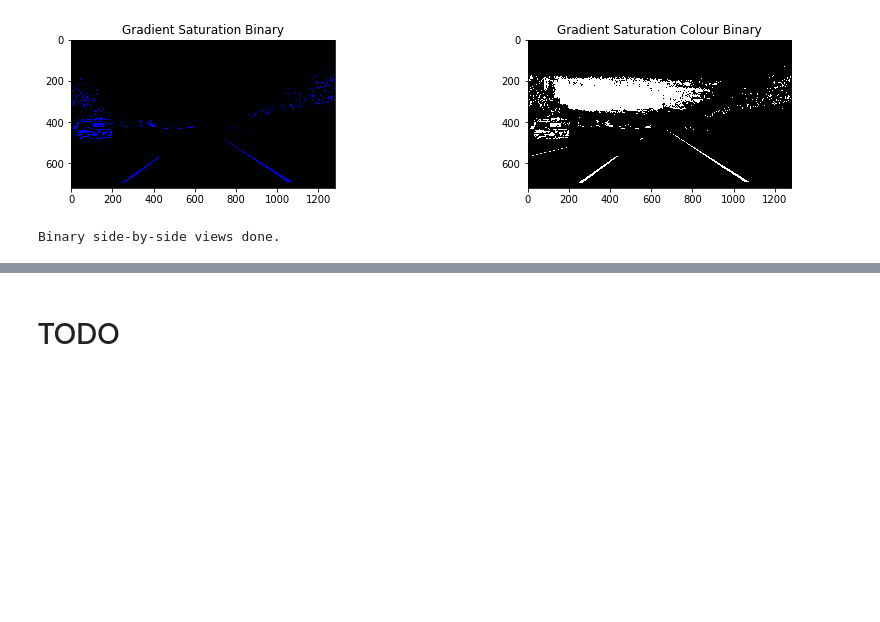
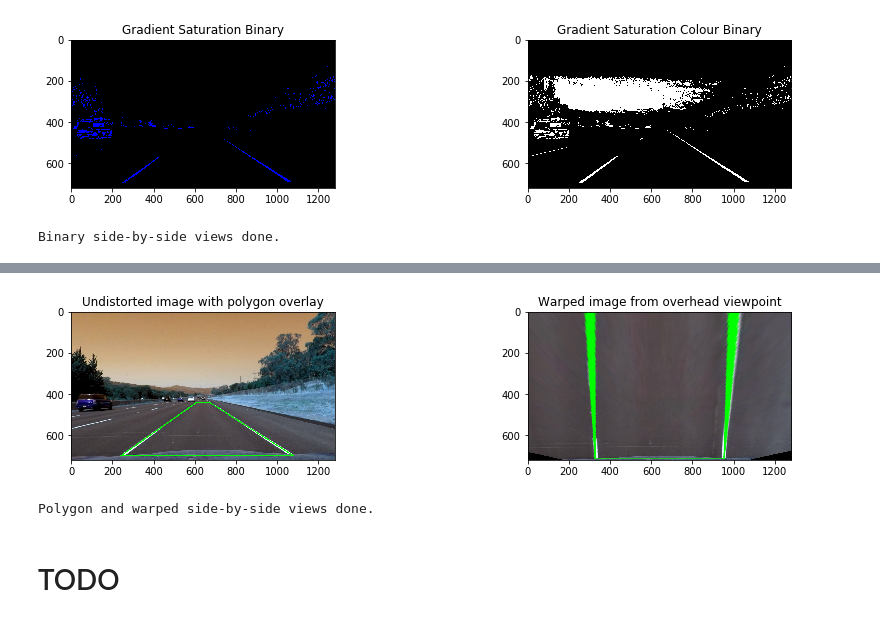
Before and after one commit to wfs/sdc-project-4-advanced-lane-detection, a Jupyter notebook: writeup.ipynb, the cells around one changed output, grey strips where cells are left out. Drawn from its saved outputs; the diff is of its cells as text; code cells hidden in the pictures; blank space fills up the shorter version.

Commit message:
step 5 of 8 done

```diff
--- a/writeup.ipynb
+++ b/writeup.ipynb
@@ -218,0 +273,11 @@ Binary side-by-side views done.
+# %%
+def define_destination_polygon():
+    """
+    Define 4 corners of polygon region to warp transform onto.
+    """
+    global destination_transformation
+    destination_transformation = np.float32(
+        [[(img_size[0] / 4), 0],
+         [(img_size[0] / 4), img_size[1]],
+         [(img_size[0] * 3 / 4), img_size[1]],
+         [(img_size[0] * 3 / 4), 0]])
@@ -219,3 +297,40 @@ Binary side-by-side views done.
+# %%
+def polygon():
+    """
+    Create green polygon and overlay on undistorted image.
+    """
+    global polygon_undistored_image
+    polygon_undistored_image = cv2.line(undistorted_straight_lines_2, (240, 700), (610, 440), [0, 255, 0], 4)
+    polygon_undistored_image = cv2.line(undistorted_straight_lines_2, (240, 700), (1080, 700), [0, 255, 0], 4)
+    polygon_undistored_image = cv2.line(undistorted_straight_lines_2, (1080, 700), (670, 440), [0, 255, 0], 4)
+    polygon_undistored_image = cv2.line(undistorted_straight_lines_2, (610, 440), (670, 440), [0, 255, 0], 4)
+# %%
+# Get image 2D size
+img_size = (undistorted_straight_lines_2.shape[1], undistorted_straight_lines_2.shape[0])
+
+# Set 4 corners of warp source polygon
+define_source_polygon()
+
+# Set 4 corners of warp destination polygon
+define_destination_polygon()
+
+# Create polygon overlayed onto undistorted image
+polygon()
+
+# Warp drive :)
+matrix_transform_inversed, top_down_warped_binary = warp_perspective_to_top_down(source_transformation,
+                                                                                 polygon_undistored_image,
+                                                                                 destination_transformation)
+
+# Store output
+cv2.imwrite('output_images/lined_image_straight_lines2.jpg', polygon_undistored_image)
+cv2.imwrite('output_images/warped_straight_lines2.jpg', top_down_warped_binary)
+
+# View output
+view_polygon_and_warped_images(polygon_undistored_image, top_down_warped_binary)
+# %% [output]
+[figure, added]
+Polygon and warped side-by-side views done.
 # %% [markdown]
 # TODO
 # %%
```
Also changed, not shown: parts of 7 cells of this notebook, 8 other files.
